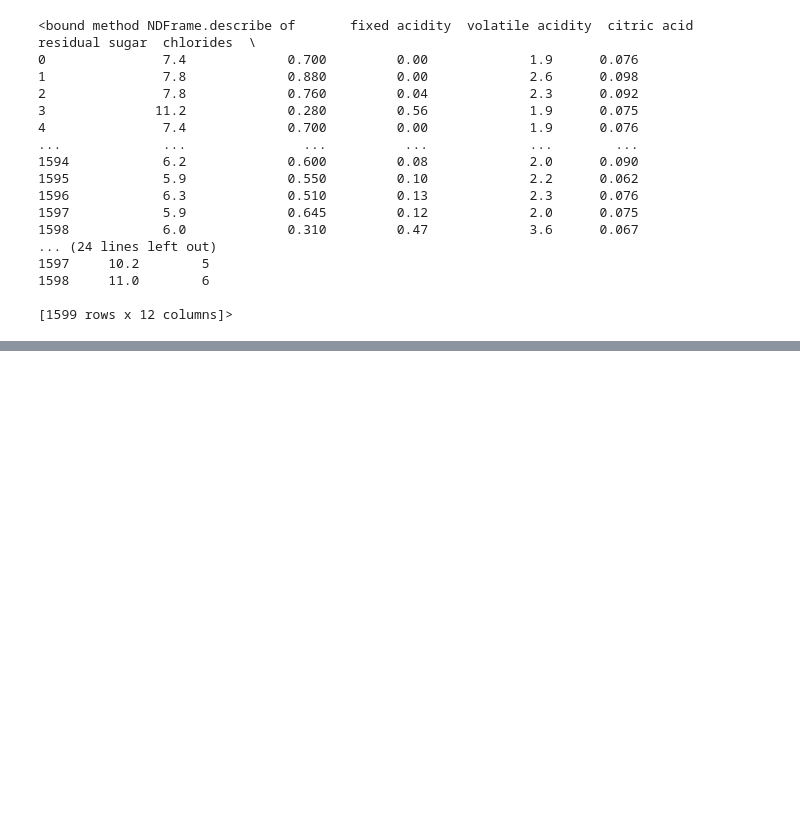
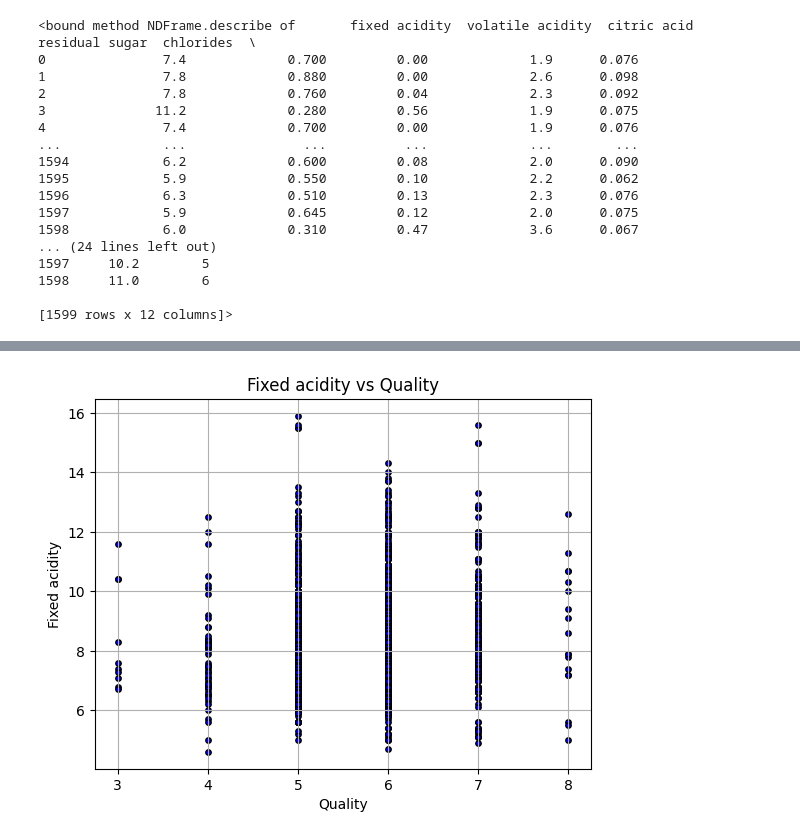
Before and after one commit to mertbildirici1/Wine-Quality, a Jupyter notebook: wine-quality.ipynb, the cells around one changed output, grey strips where cells are left out. Drawn from its saved outputs; the diff is of its cells as text; code cells hidden in the pictures; blank space fills up the shorter version.

```diff
--- a/wine-quality.ipynb
+++ b/wine-quality.ipynb
@@ -48,0 +60,9 @@ data.describe
+# %%
+plt.scatter(data['quality'], data['fixed acidity'], color = 'blue', edgecolors='black', s=15)
+plt.title('Fixed acidity vs Quality')
+plt.xlabel('Quality')
+plt.ylabel('Fixed acidity')
+plt.grid(True)
+plt.show()
+# %% [output]
+[figure, added]
```
Also changed, not shown: parts of 3 cells of this notebook.
